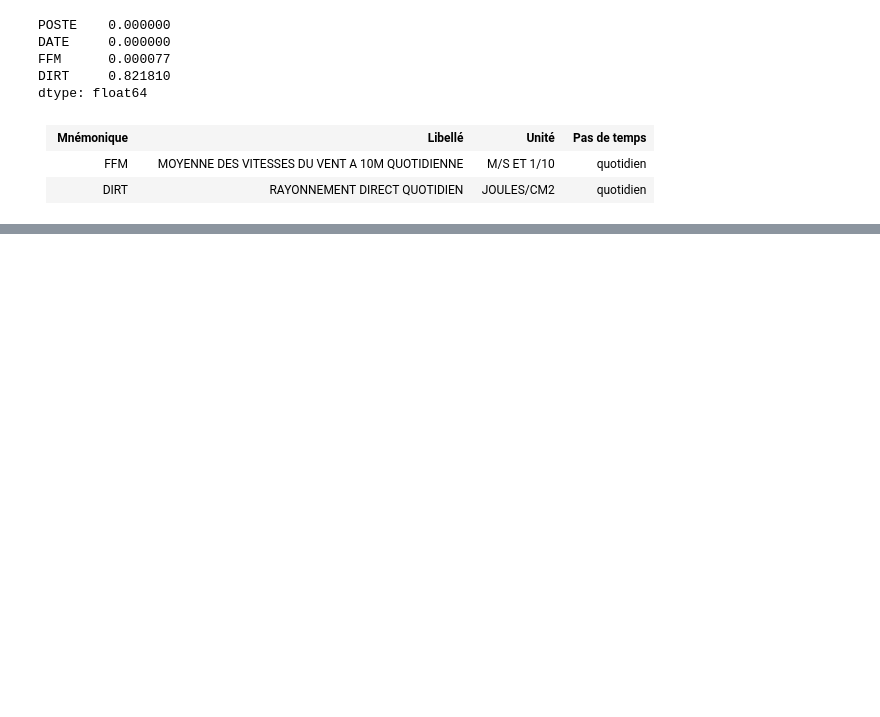
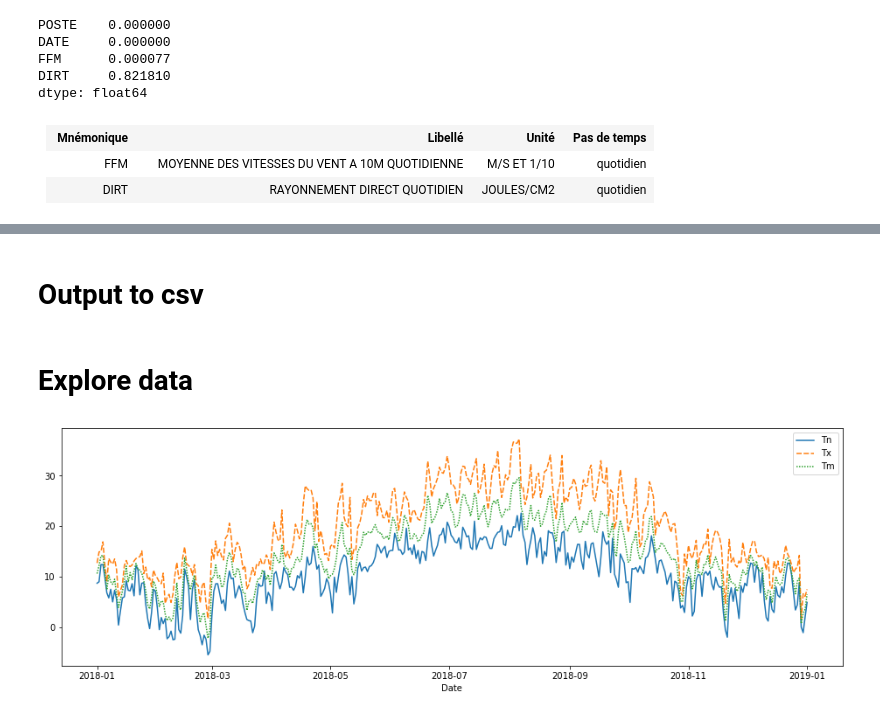
Before and after one commit to RoucherA/GrandCruClassifier, a Jupyter notebook: data_exploration_weather_daily.ipynb, the cells around one changed output, grey strips where cells are left out. Drawn from its saved outputs; the diff is of its cells as text; code cells hidden in the pictures; blank space fills up the shorter version.

```diff
--- a/data_exploration_weather_daily.ipynb
+++ b/data_exploration_weather_daily.ipynb
@@ -56,5 +57,5 @@ df[df['GRELE'].isnull()].tail(20)
 # %%
-df2 = pd.read_csv('data/weather_merignac_daily_2.csv', sep=';')
+df2 = pd.read_csv('data/weather_merignac_daily_raw_2.csv', sep=';', decimal=',')
 print('Proportion of missing lines:')
 display(df2.isnull().sum()/len(df2))
 # %% [output]
@@ -70,3 +71,19 @@ dtype: float64
 <tr><td>FFM</td><td>MOYENNE DES VITESSES DU VENT A 10M QUOTIDIENNE</td><td>M/S&nbsp;ET&nbsp;1/10</td><td>quotidien</td></tr>
 <tr><td>DIRT</td><td>RAYONNEMENT&nbsp;DIRECT&nbsp;QUOTIDIEN</td><td>JOULES/CM2</td><td>quotidien</td></tr>
 </tbody></table>
+# %%
+df = df1.merge(df2, on = ['POSTE', 'DATE']).drop(['POSTE','FF2M', 'GLOT', 'DIRT'], axis=1)
+
+df['Date'] = pd.to_datetime(df['DATE'].astype(str))
+df = df.set_index('Date').drop('DATE', axis=1).rename(
+    columns={
+        'RR':'P',
+        'TN':'Tn',
+        'TX':'Tx',
+        'TM':'Tm',
+        'PMERM':'Pr',
+        'INST':'Sun',
+        'GRELE':'Hail',
+        'ETPMON':'ETPmon',
+        'FFM':'Wind'
+    })
@@ -72,0 +119,2 @@ dtype: float64
+# %% [markdown]
+# Output to csv
@@ -72,0 +123,10 @@ dtype: float64
+# %% [markdown]
+# Explore data
+# %%
+from datetime import date
+
+plt.figure(figsize=(16,5))
+sns.lineplot(data=df.loc[date(2018, 1, 1):date(2019, 1, 1), ['Tn', 'Tx', 'Tm']])
+plt.show()
+# %% [output]
+[figure, added]
```
Also changed, not shown: parts of 5 cells of this notebook, 5 other files.
